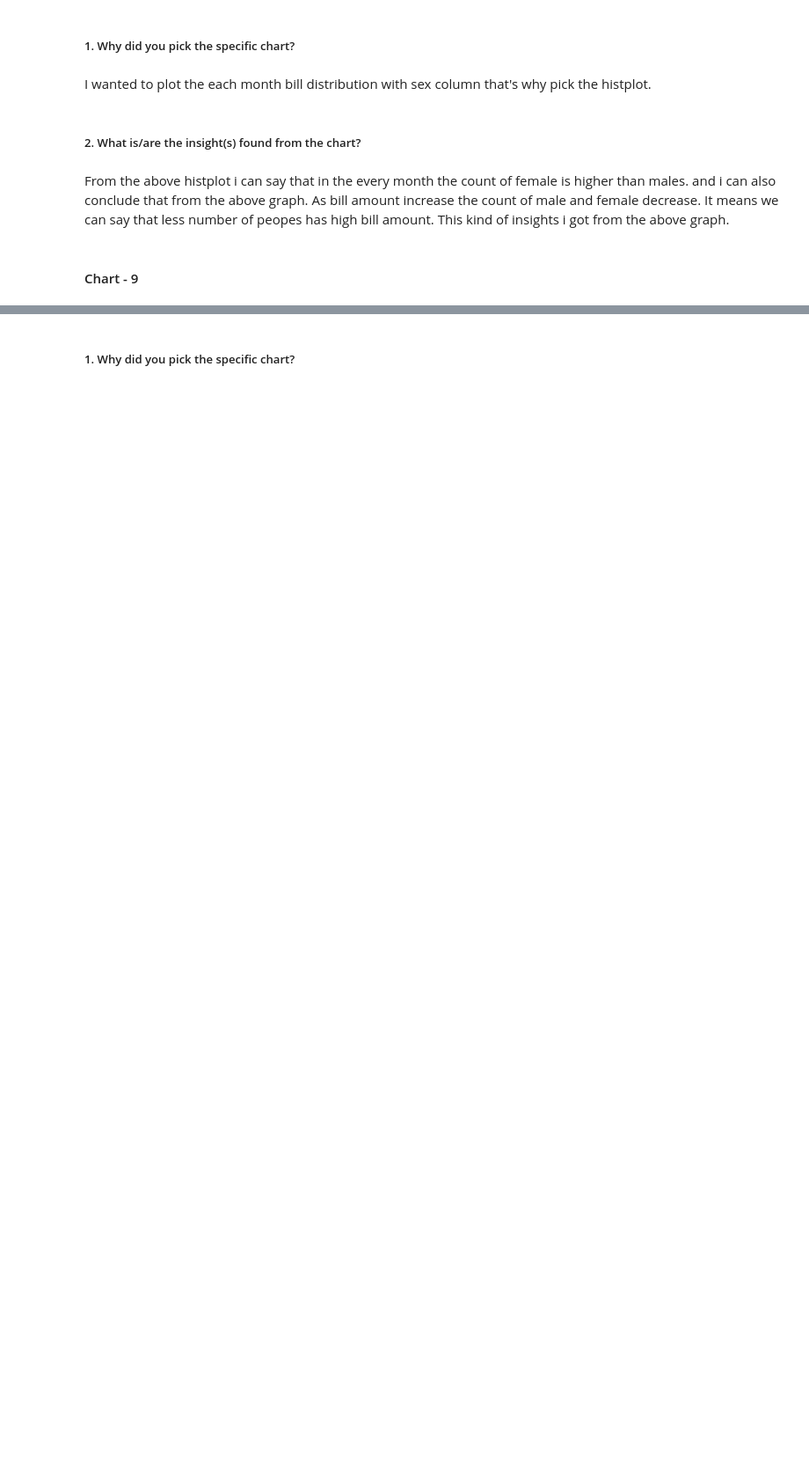
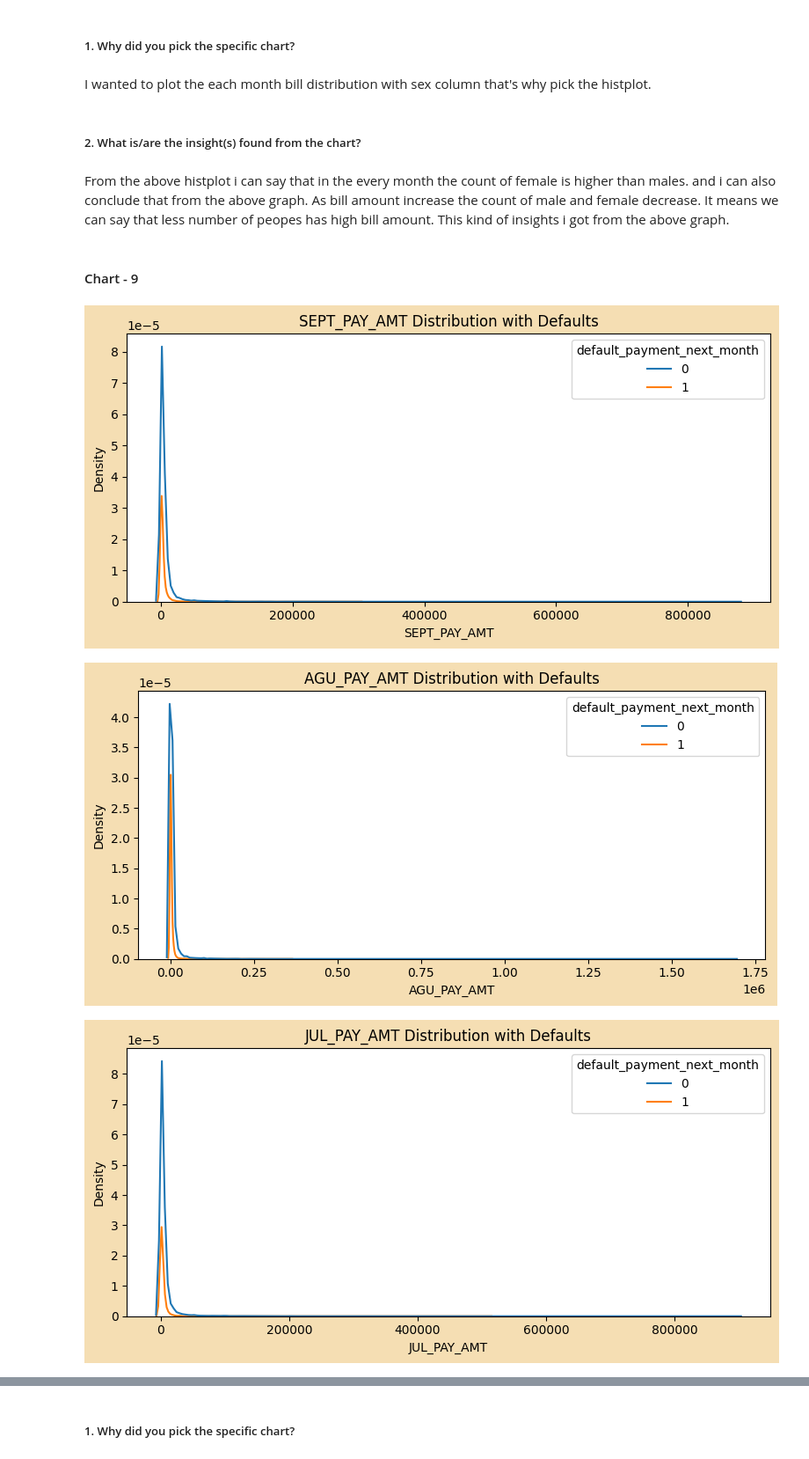
Before and after one commit to hmarathe420/Credit_Card_Default_Prediction, a Jupyter notebook: Credit_Card_Default_Prediction.ipynb, the cells around one changed output, grey strips where cells are left out. Shown at 88% size. Drawn from its saved outputs; the diff is of its cells as text; code cells hidden in the pictures; blank space fills up the shorter version.

Commit message:
Visualization of Bill Amount, Previous Payment, repayment status and default column distribution.

```diff
--- a/Credit_Card_Default_Prediction.ipynb
+++ b/Credit_Card_Default_Prediction.ipynb
@@ -551,0 +547,16 @@ From the above histplot i can say that in the every month the count of female is
+# %%
+# distribution of each month previous payment with defaults column.
+pay_amt_list = ['SEPT_PAY_AMT', 'AGU_PAY_AMT'	, 'JUL_PAY_AMT',	'JUN_PAY_AMT',	'APR_PAY_AMT',	'MAY_PAY_AMT']
+
+for name in pay_amt_list:
+  plt.rcParams['figure.autolayout'] == True
+
+  plt.figure(figsize= (8,4),facecolor ='wheat')
+  sns.kdeplot(data = df , x = name, hue = 'default_payment_next_month')
+  plt.title(f'{name} Distribution with Defaults')
+  plt.plot()
+  plt.show()
+# %% [output]
+[figure, added]
+[figure, added]
+[figure, added]
```
Also changed, not shown: parts of 26 cells of this notebook.
